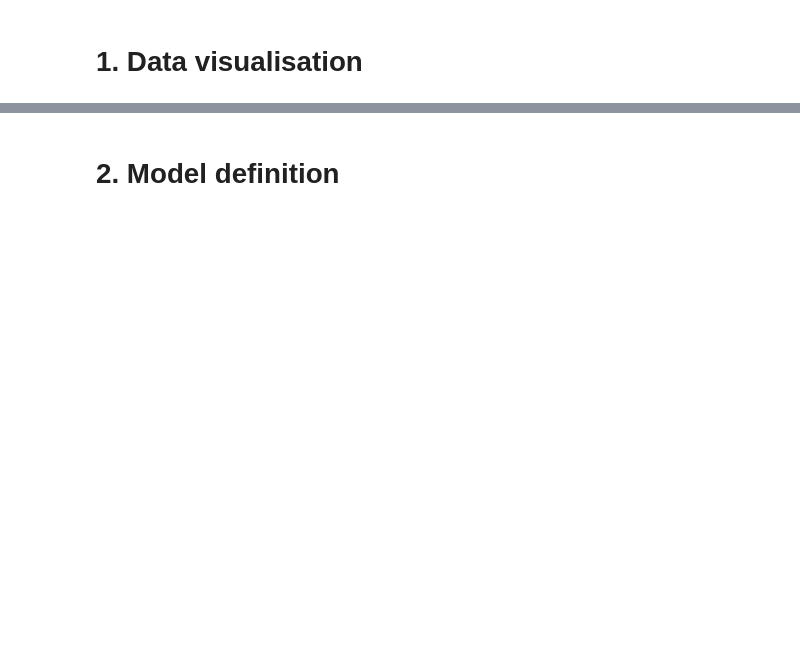
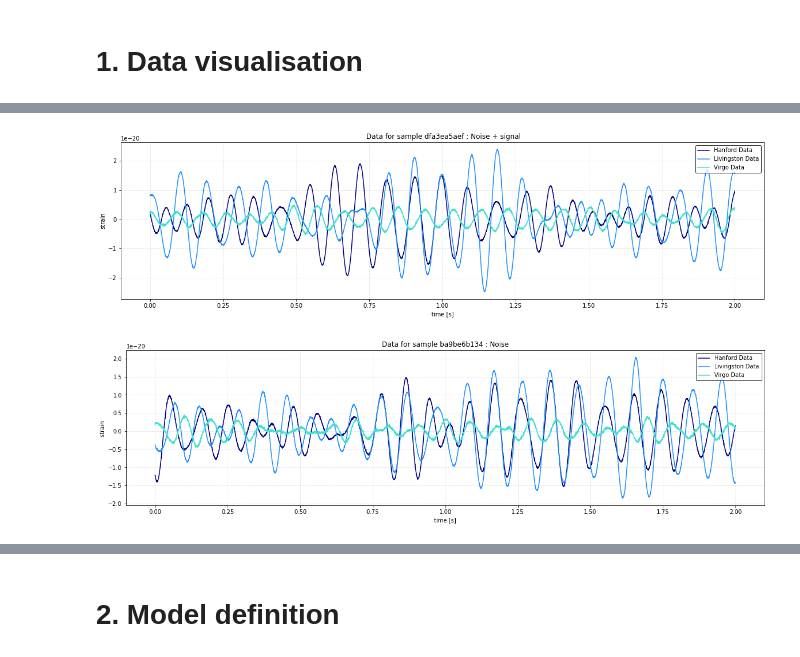
Before and after one commit to mancininilay/g2net, a Jupyter notebook: g2net-nilay.ipynb, the cells around one changed output, grey strips where cells are left out. Drawn from its saved outputs; the diff is of its cells as text; code cells hidden in the pictures; blank space fills up the shorter version.

```diff
--- a/g2net-nilay.ipynb
+++ b/g2net-nilay.ipynb
@@ -96,25 +118,32 @@ print("\n")
 # %%
+time = np.arange(4096)/2048
+
 for id in sample_ids_1:
     data = get_array(id,True)
     plt.figure(figsize=(20,5))
-    plt.plot(data[0], color="red", label="Hanford Data")
-    plt.plot(data[1], color="green", label="Livingston Data")
-    plt.plot(data[2], color="blue", label="Virgo Data")
-    plt.xlabel("sample")
-    plt.ylabel("strain (m)")
-    plt.legend()
-    plt.title(f" Data of each detector for {id} : Noise + signal")
+    plt.plot(time,data[0], color="navy", label="Hanford Data")
+    plt.plot(time,data[1], color="dodgerblue", label="Livingston Data")
+    plt.plot(time,data[2], color="turquoise", label="Virgo Data")
+    plt.xlabel("time [s]")
+    plt.ylabel("strain")
+    plt.legend(edgecolor='black',loc=1)
+    plt.grid(True ,color='lightgrey', which="both",linestyle = '-.',linewidth=0.5)
+    plt.title(f" Data for sample {id} : Noise + signal")
 
 for id in sample_ids_0:
     data = get_array(id,True)
     plt.figure(figsize=(20,5))
-    plt.plot(data[0], color="red", label="Hanford Data")
-    plt.plot(data[1], color="green", label="Livingston Data")
-    plt.plot(data[2], color="blue", label="Virgo Data")
-    plt.xlabel("sample")
-    plt.ylabel("strain (m)")
-    plt.legend()
-    plt.title(f"Data of each detector for {id} : Noise")
+    plt.plot(time,data[0], color="navy", label="Hanford Data")
+    plt.plot(time,data[1], color="dodgerblue", label="Livingston Data")
+    plt.plot(time,data[2], color="turquoise", label="Virgo Data")
+    plt.xlabel("time [s]")
+    plt.ylabel("strain ")
+    plt.legend(edgecolor='black',loc=1)
+    plt.grid(True ,color='lightgrey', which="both",linestyle = '-.',linewidth=0.5)
+    plt.title(f"Data for sample {id} : Noise")
+# %% [output]
+[figure, added]
+[figure, added]
 # %%
 def get_cqt_spectrogram(id, is_train=True):
     cqt = CQT1992v2(sr=SAMPLING_FREQUENCY, hop_length=64, fmin=20, fmax=1024, bins_per_octave=12, norm=1, window='hann', center=True, pad_mode='reflect', trainable=False, output_format='Magnitude', verbose=False)
```
Also changed, not shown: parts of 3 cells of this notebook.
